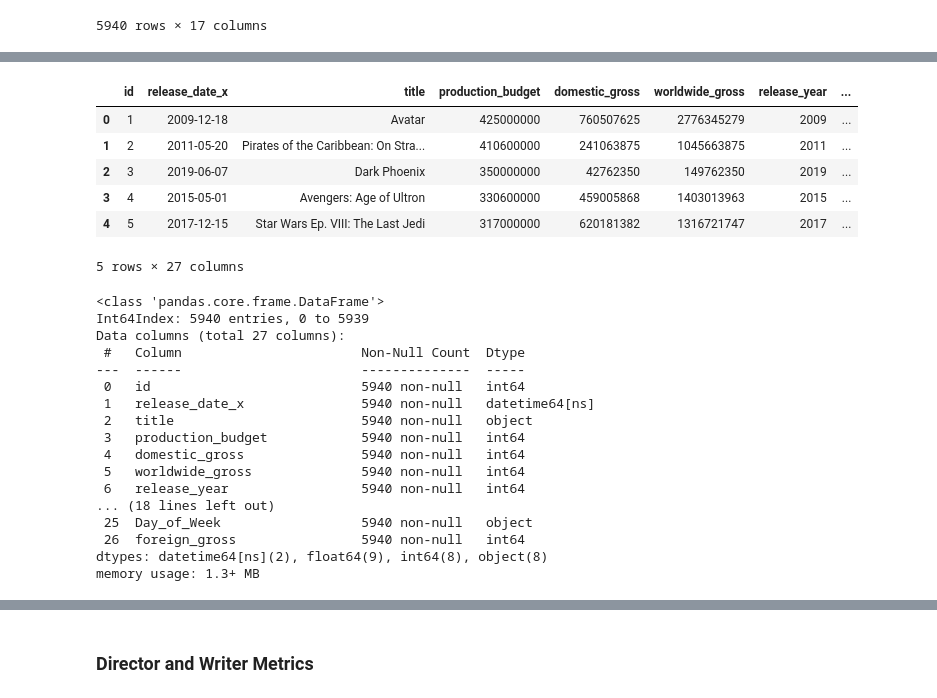
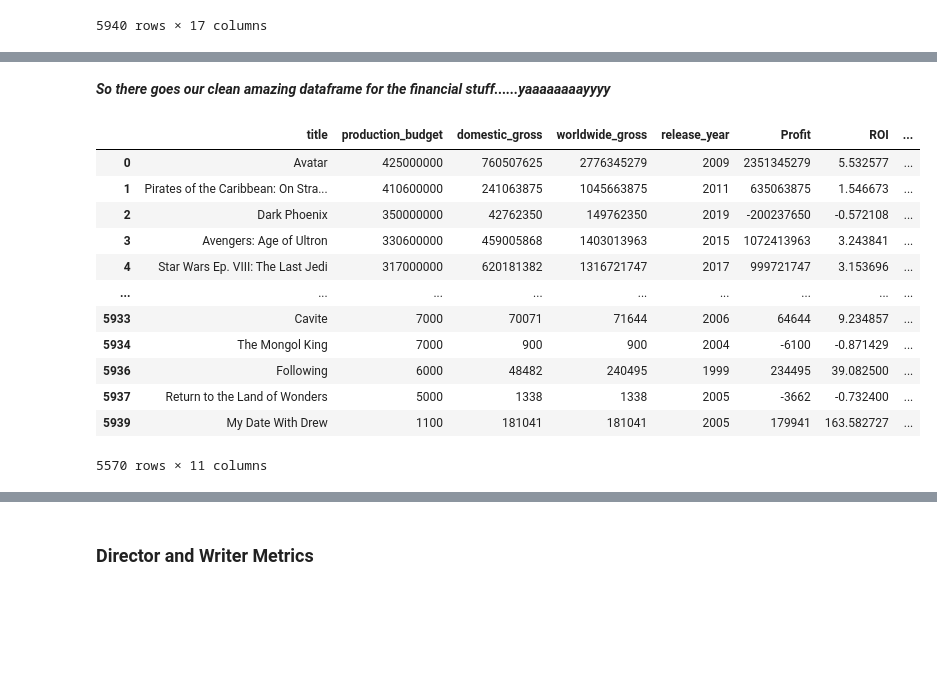
Before and after one commit to Bakley/Talanta-hela, a Jupyter notebook: notebooks/Untitled.ipynb, the cells around one changed output, grey strips where cells are left out. Cells and saved outputs as stored; diff of their text form; code cells hidden in the pictures; blank space fills up the shorter version.

Commit message:
merging datasets after feature engineering

```diff
--- a/notebooks/Untitled.ipynb
+++ b/notebooks/Untitled.ipynb
@@ -677,7 +779,0 @@ merged
-# %%
-# Rename id_x for merging
-merged.rename(columns={'id_x': 'id'}, inplace=True)
-# %%
-# Merge with RT info
-merged = pd.merge(merged, df_rt_combined[['id', 'genre', 'rating', 'Review_Count', 'Freshness_Score']], on='id', how='left')
-merged.columns
@@ -700,0 +798,11 @@ merged['foreign_gross'] = merged['worldwide_gross'] - merged['domestic_gross']
+# %%
+# Drop suffix columns and low-value metadata
+redundant_cols = [col for col in merged.columns if col.endswith('_x') or col.endswith('_y')]
+low_value_cols = [
+    'id_y', 'tmdb_title', 'original_title', 'original_language',
+    'release_date_y', 'release_date_x',
+    'popularity', 'vote_count', 'vote_average','Unnamed: 0','genre_ids'
+]
+drop_columns = list(set(redundant_cols + low_value_cols))
+merged.drop(columns=drop_columns, errors='ignore', inplace=True)
+merged.tail()
@@ -700,0 +876,2 @@ merged['foreign_gross'] = merged['worldwide_gross'] - merged['domestic_gross']
+# %%
+merged = merged[merged['Domestic_vs_Worldwide_Ratio'].notnull()]
@@ -701,30 +893,18 @@ merged['foreign_gross'] = merged['worldwide_gross'] - merged['domestic_gross']
+# %% [markdown]
+***So there goes our clean amazing dataframe for the financial stuff......yaaaaaaaayyyy***
 # %%
-merged.head()
+merged
 # %% [output]
-|  | id | release_date_x | title | production_budget | domestic_gross | worldwide_gross | release_year | ... |
-| 0 | 1 | 2009-12-18 | Avatar | 425000000 | 760507625 | 2776345279 | 2009 | ... |
-| 1 | 2 | 2011-05-20 | Pirates of the Caribbean: On Stra... | 410600000 | 241063875 | 1045663875 | 2011 | ... |
-| 2 | 3 | 2019-06-07 | Dark Phoenix | 350000000 | 42762350 | 149762350 | 2019 | ... |
-| 3 | 4 | 2015-05-01 | Avengers: Age of Ultron | 330600000 | 459005868 | 1403013963 | 2015 | ... |
-| 4 | 5 | 2017-12-15 | Star Wars Ep. VIII: The Last Jedi | 317000000 | 620181382 | 1316721747 | 2017 | ... |
+|  | title | production_budget | domestic_gross | worldwide_gross | release_year | Profit | ROI | ... |
+| 0 | Avatar | 425000000 | 760507625 | 2776345279 | 2009 | 2351345279 | 5.532577 | ... |
+| 1 | Pirates of the Caribbean: On Stra... | 410600000 | 241063875 | 1045663875 | 2011 | 635063875 | 1.546673 | ... |
+| 2 | Dark Phoenix | 350000000 | 42762350 | 149762350 | 2019 | -200237650 | -0.572108 | ... |
+| 3 | Avengers: Age of Ultron | 330600000 | 459005868 | 1403013963 | 2015 | 1072413963 | 3.243841 | ... |
+| 4 | Star Wars Ep. VIII: The Last Jedi | 317000000 | 620181382 | 1316721747 | 2017 | 999721747 | 3.153696 | ... |
+| ... | ... | ... | ... | ... | ... | ... | ... | ... |
+| 5933 | Cavite | 7000 | 70071 | 71644 | 2006 | 64644 | 9.234857 | ... |
+| 5934 | The Mongol King | 7000 | 900 | 900 | 2004 | -6100 | -0.871429 | ... |
+| 5936 | Following | 6000 | 48482 | 240495 | 1999 | 234495 | 39.082500 | ... |
+| 5937 | Return to the Land of Wonders | 5000 | 1338 | 1338 | 2005 | -3662 | -0.732400 | ... |
+| 5939 | My Date With Drew | 1100 | 181041 | 181041 | 2005 | 179941 | 163.582727 | ... |
-5 rows × 27 columns
+5570 rows × 11 columns
-# %%
-merged.info()
-# %% [output]
-<class 'pandas.core.frame.DataFrame'>
-Int64Index: 5940 entries, 0 to 5939
-Data columns (total 27 columns):
- #   Column                       Non-Null Count  Dtype
----  ------                       --------------  -----
- 0   id                           5940 non-null   int64
- 1   release_date_x               5940 non-null   datetime64[ns]
- 2   title                        5940 non-null   object
- 3   production_budget            5940 non-null   int64
- 4   domestic_gross               5940 non-null   int64
- 5   worldwide_gross              5940 non-null   int64
- 6   release_year                 5940 non-null   int64
-... (18 lines left out)
- 25  Day_of_Week                  5940 non-null   object
- 26  foreign_gross                5940 non-null   int64
-dtypes: datetime64[ns](2), float64(9), int64(8), object(8)
-memory usage: 1.3+ MB
```
Also changed, not shown: parts of 32 cells of this notebook.
